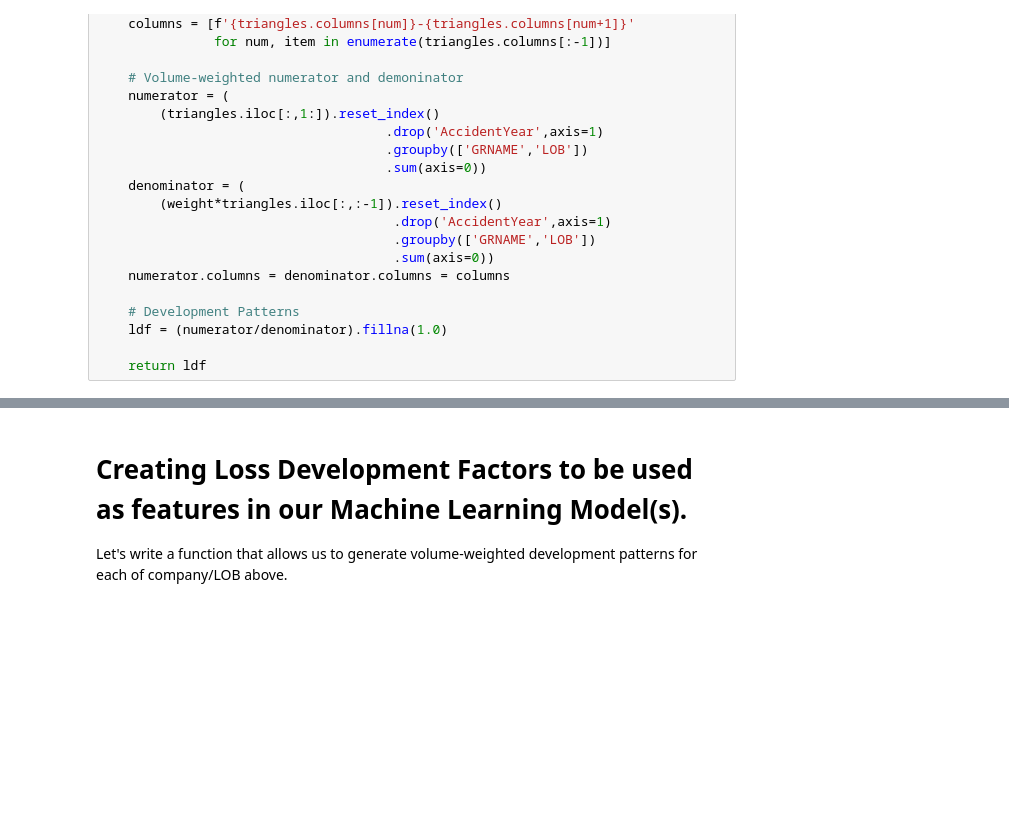
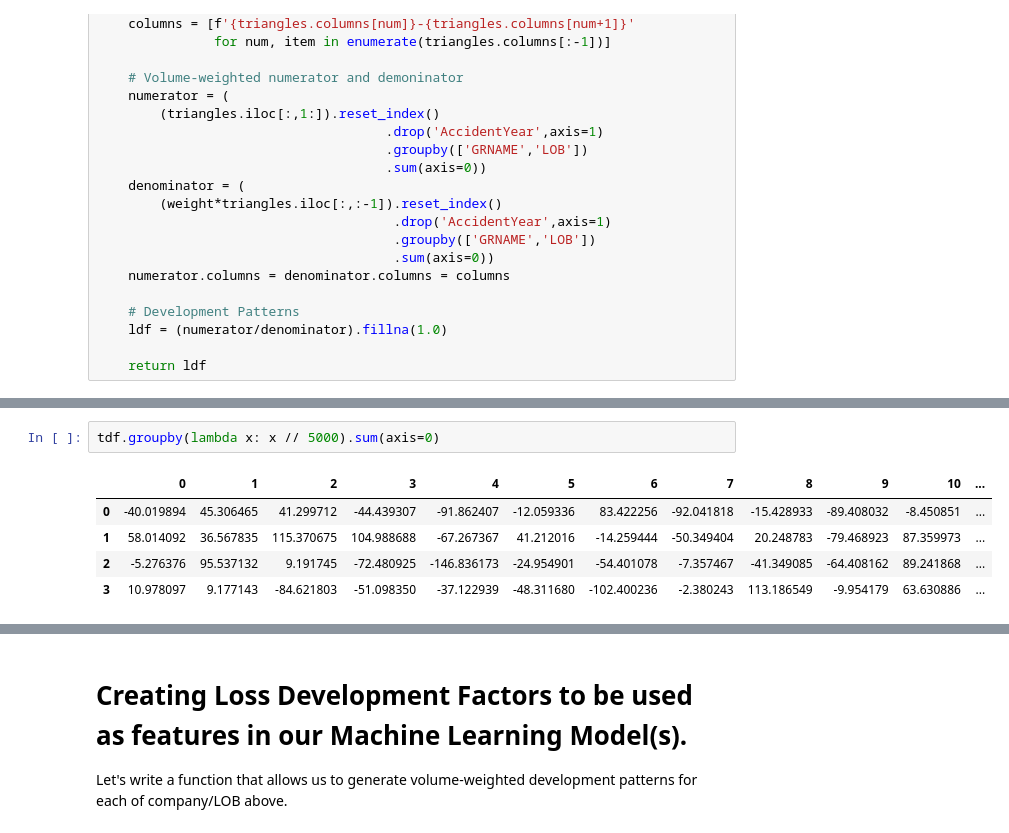
Before and after one commit to PirateGrunt/paw_rpm, a Jupyter notebook: notebooks/04_sm_hack.ipynb, the cells around one changed output, grey strips where cells are left out. Cells and saved outputs as stored; diff of their text form; blank space fills up the shorter version.

```diff
--- a/notebooks/04_sm_hack.ipynb
+++ b/notebooks/04_sm_hack.ipynb
@@ -311,0 +267,8 @@ np.allclose(a1, a2), np.allclose(a1, a3)
+# %%
+tdf.groupby(lambda x: x // 5000).sum(axis=0)
+# %% [output]
+|  | 0 | 1 | 2 | 3 | 4 | 5 | 6 | 7 | 8 | 9 | 10 | ... |
+| 0 | -40.019894 | 45.306465 | 41.299712 | -44.439307 | -91.862407 | -12.059336 | 83.422256 | -92.041818 | -15.428933 | -89.408032 | -8.450851 | ... |
+| 1 | 58.014092 | 36.567835 | 115.370675 | 104.988688 | -67.267367 | 41.212016 | -14.259444 | -50.349404 | 20.248783 | -79.468923 | 87.359973 | ... |
+| 2 | -5.276376 | 95.537132 | 9.191745 | -72.480925 | -146.836173 | -24.954901 | -54.401078 | -7.357467 | -41.349085 | -64.408162 | 89.241868 | ... |
+| 3 | 10.978097 | 9.177143 | -84.621803 | -51.098350 | -37.122939 | -48.311680 | -102.400236 | -2.380243 | 113.186549 | -9.954179 | 63.630886 | ... |
```
Also changed, not shown: parts of 43 cells of this notebook.
